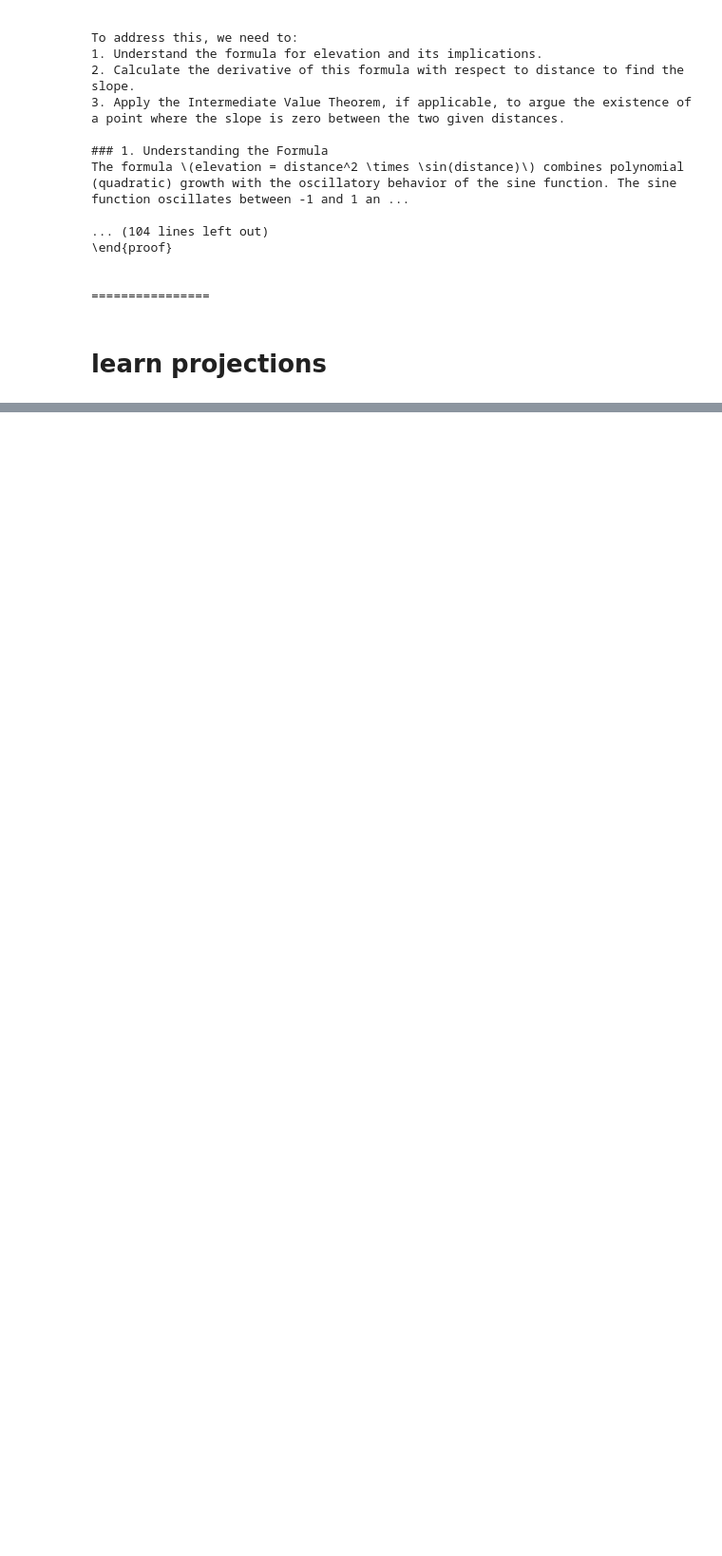
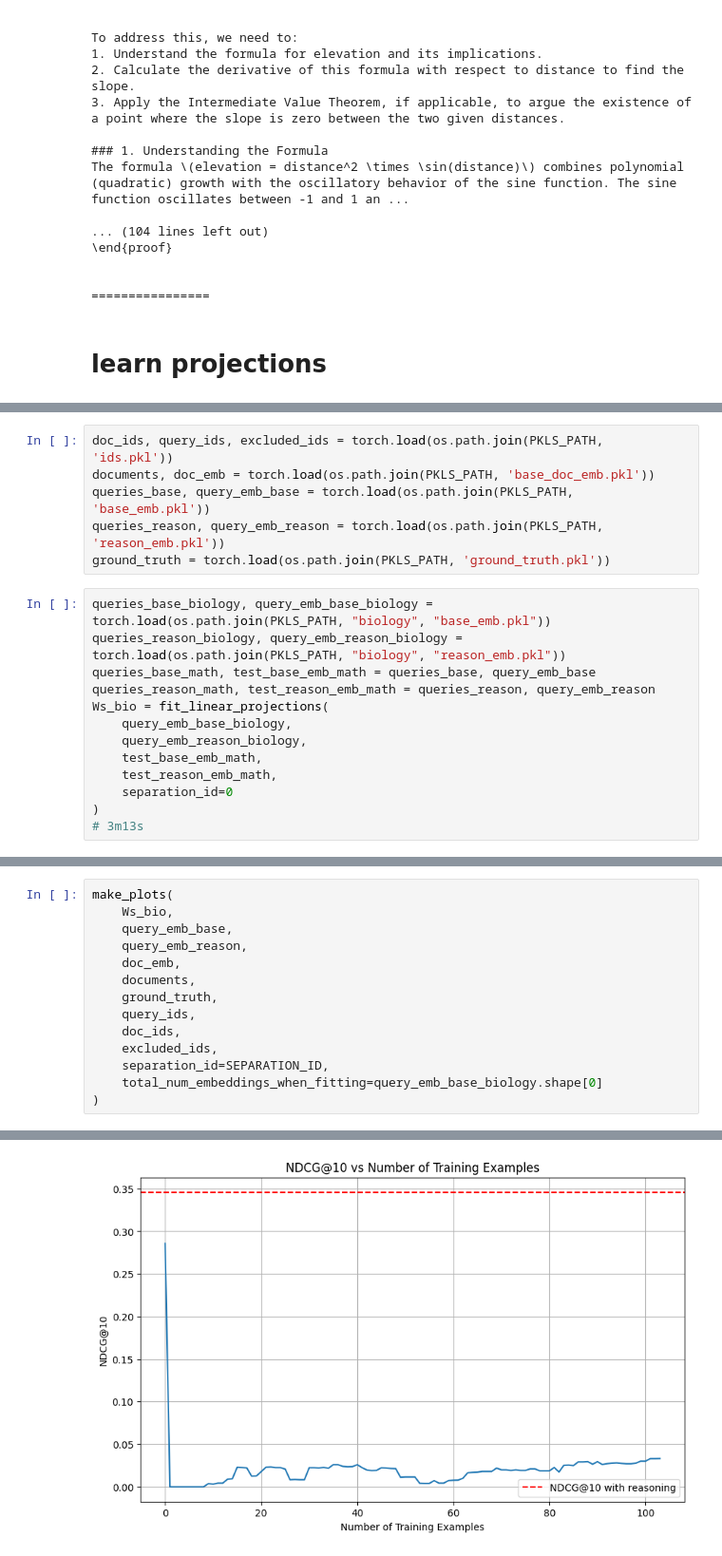
Before and after one commit to arubique/ReasonIR, a Jupyter notebook: notebooks/project_to_reasoning_embeds.ipynb, the cells around one changed output, grey strips where cells are left out. Shown at 95% size. Cells and saved outputs as stored; diff of their text form; blank space fills up the shorter version.

Commit message:
Fit linear projection on biology queries

```diff
--- a/notebooks/project_to_reasoning_embeds.ipynb
+++ b/notebooks/project_to_reasoning_embeds.ipynb
@@ -362,0 +447,19 @@ The formula \(elevation = distance^2 \times \sin(distance)\) combines polynomial
+# %%
+doc_ids, query_ids, excluded_ids = torch.load(os.path.join(PKLS_PATH, 'ids.pkl'))
+documents, doc_emb = torch.load(os.path.join(PKLS_PATH, 'base_doc_emb.pkl'))
+queries_base, query_emb_base = torch.load(os.path.join(PKLS_PATH, 'base_emb.pkl'))
+queries_reason, query_emb_reason = torch.load(os.path.join(PKLS_PATH, 'reason_emb.pkl'))
+ground_truth = torch.load(os.path.join(PKLS_PATH, 'ground_truth.pkl'))
+# %%
+queries_base_biology, query_emb_base_biology = torch.load(os.path.join(PKLS_PATH, "biology", "base_emb.pkl"))
+queries_reason_biology, query_emb_reason_biology = torch.load(os.path.join(PKLS_PATH, "biology", "reason_emb.pkl"))
+queries_base_math, test_base_emb_math = queries_base, query_emb_base
+queries_reason_math, test_reason_emb_math = queries_reason, query_emb_reason
+Ws_bio = fit_linear_projections(
+    query_emb_base_biology,
+    query_emb_reason_biology,
+    test_base_emb_math,
+    test_reason_emb_math,
+    separation_id=0
+)
+# 3m13s
@@ -362,0 +552,15 @@ The formula \(elevation = distance^2 \times \sin(distance)\) combines polynomial
+# %%
+make_plots(
+    Ws_bio,
+    query_emb_base,
+    query_emb_reason,
+    doc_emb,
+    documents,
+    ground_truth,
+    query_ids,
+    doc_ids,
+    excluded_ids,
+    separation_id=SEPARATION_ID,
+    total_num_embeddings_when_fitting=query_emb_base_biology.shape[0]
+)
+# %% [output]
@@ -362,0 +584 @@ The formula \(elevation = distance^2 \times \sin(distance)\) combines polynomial
+[figure, added]
```
Also changed, not shown: parts of 9 cells of this notebook, 1 other file.
